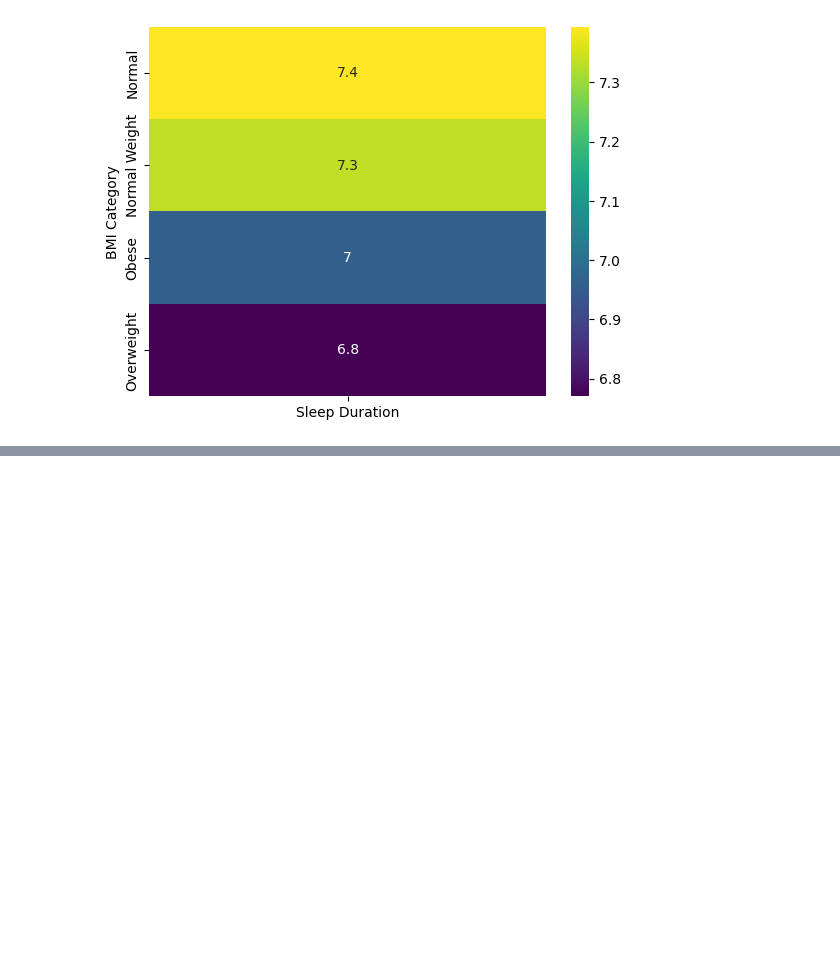
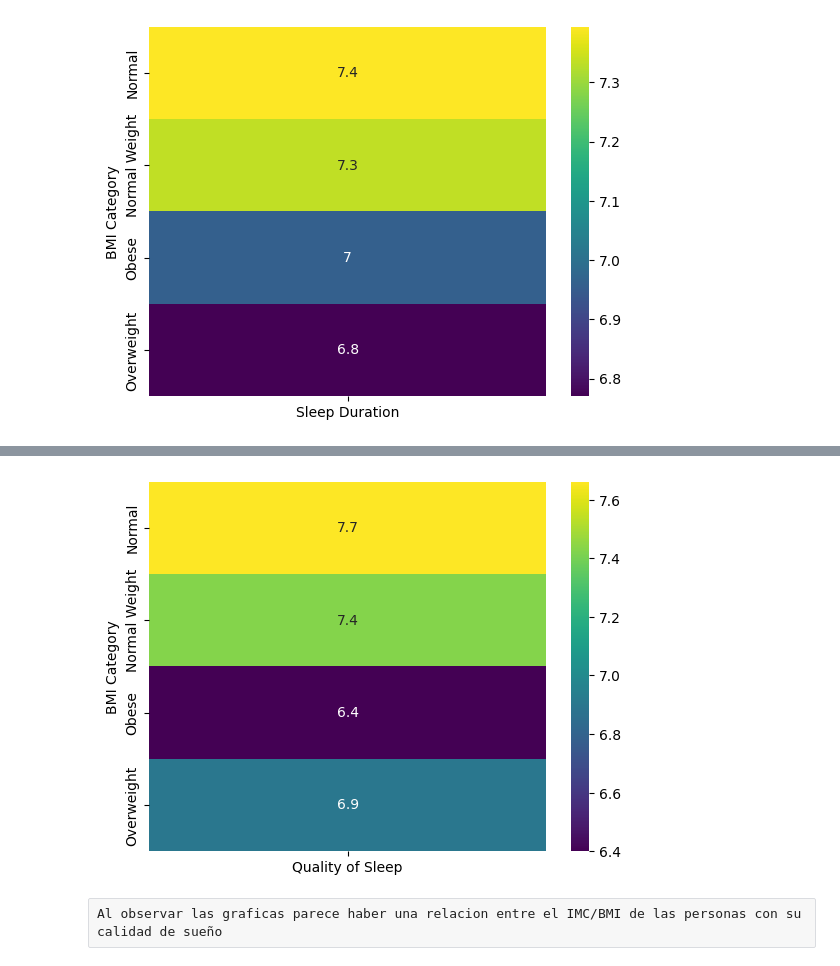
Before and after one commit to Redeagle34/Proyecto-integrador, a Jupyter notebook: notebooks/exploracion_Santiago.ipynb, the cells around one changed output, grey strips where cells are left out. Drawn from its saved outputs; the diff is of its cells as text; code cells hidden in the pictures; blank space fills up the shorter version.

```diff
--- a/notebooks/exploracion_Santiago.ipynb
+++ b/notebooks/exploracion_Santiago.ipynb
@@ -92,0 +101,9 @@ plt.show()
+# %%
+pivot = df_relacion_IMC_sueño.set_index("BMI Category")[["Quality of Sleep"]]
+
+sns.heatmap(pivot, cmap="viridis", annot=True)
+plt.show()
+# %% [output]
+[figure, added]
+# %% [raw]
+Al observar las graficas parece haber una relacion entre el IMC/BMI de las personas con su calidad de sueño
```
Also changed, not shown: parts of 3 cells of this notebook, 1 other file.
